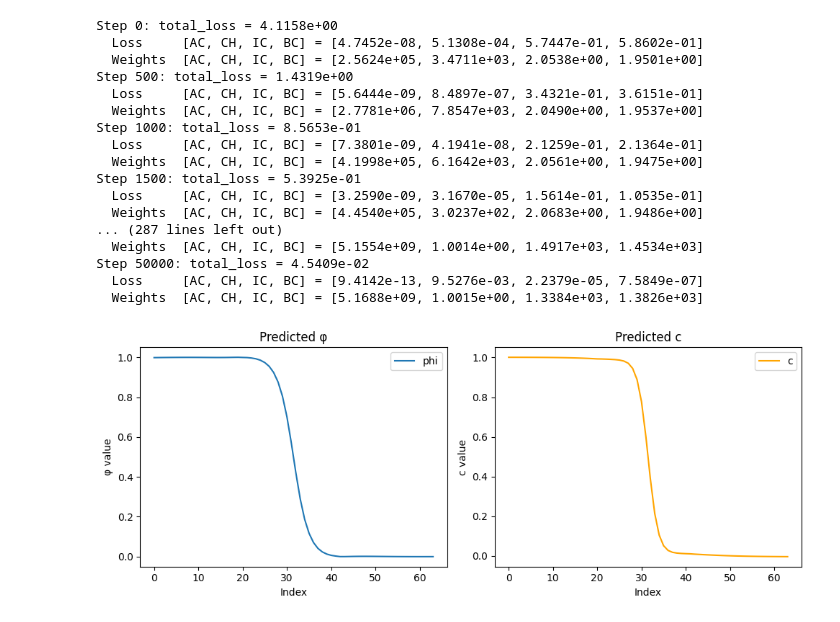
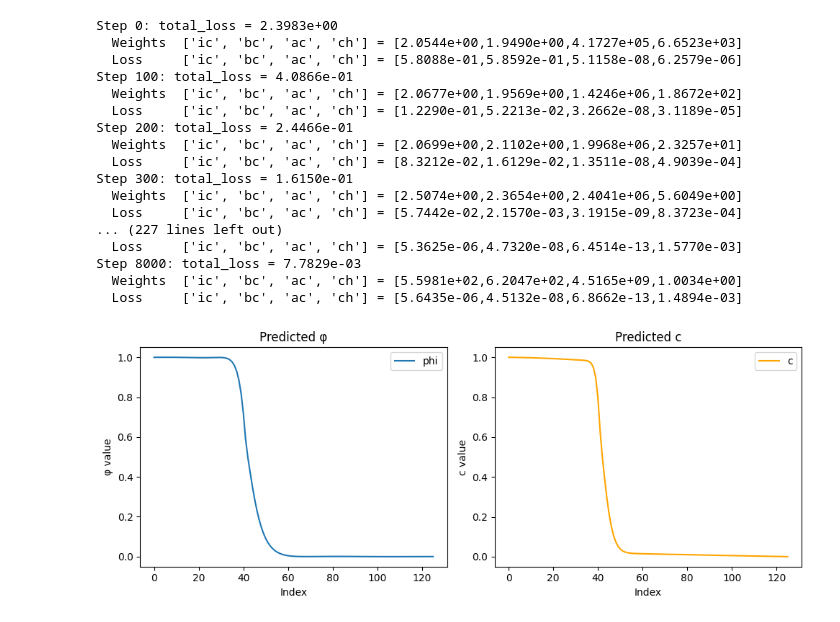
Before and after one commit to Fangkoukou/Jax-Implementation-of-PF-PINN, a Jupyter notebook: train.ipynb, the cells around one changed output. Drawn from its saved outputs; the diff is of its cells as text; code cells hidden in the pictures.

```diff
--- a/train.ipynb
+++ b/train.ipynb
@@ -46 +17,29 @@ class PINN(eqx.Module):
+# %%
+# initialize model:
+model = PINN(key=subkey, width=16, depth=4)
+
+# initialize the pde:
+alpha_phi = jnp.float64(9.62e-5)
+omega_phi = jnp.float64(1.663e7)
+A         = jnp.float64(5.35e7)
+M         = jnp.float64(8.5e-10) / (2 * A)
+L         = jnp.float64(1e-11)
+c_se       = jnp.float64(1.0)
+c_le       = jnp.float64(5100/1.43e5)
+pde = PDE(alpha_phi = alpha_phi, omega_phi = omega_phi, M = M, A = A, L = L, c_se = c_se, c_le = c_le)
+
+# initialize the derivative class:
+deriv = Derivative()
+
+# initialize the residual class:
+x_span = (-0.5, 0.5)
+x_coef = 1.0 * 1e4
+t_span = (0.0, 1.0)
+t_coef = 1.0 * 1e-5
+residual = Residual(x_coef, t_coef, pde, deriv)
+
+# initialize the sampler:
+sample_size = {"ic": 128, "bc": 64, "colloc_x": 32, "colloc_t": 32, "adapt": 512}
+subsample_size = {"ic": 32, "bc": 32, "colloc": 128, "adapt": 128}
+sampler = Sampler(x_span, t_span, sample_size, subsample_size, residual, noise=1.0)
 # %%
@@ -130,45 +143,45 @@ def train_step(carry, _):
 # %%
 # -- Run Training Loop --
-final_carry, loss_history = lax.scan(train_step,init,xs=None,length=s0 + 1)
+final_carry, loss_history = jax.lax.scan(train_step, init, xs=None, length=total_step + 1)
 # %% [output]
-Step 0: total_loss = 4.1158e+00
-  Loss     [AC, CH, IC, BC] = [4.7452e-08, 5.1308e-04, 5.7447e-01, 5.8602e-01]
-  Weights  [AC, CH, IC, BC] = [2.5624e+05, 3.4711e+03, 2.0538e+00, 1.9501e+00]
-Step 500: total_loss = 1.4319e+00
-  Loss     [AC, CH, IC, BC] = [5.6444e-09, 8.4897e-07, 3.4321e-01, 3.6151e-01]
-  Weights  [AC, CH, IC, BC] = [2.7781e+06, 7.8547e+03, 2.0490e+00, 1.9537e+00]
-Step 1000: total_loss = 8.5653e-01
-  Loss     [AC, CH, IC, BC] = [7.3801e-09, 4.1941e-08, 2.1259e-01, 2.1364e-01]
-  Weights  [AC, CH, IC, BC] = [4.1998e+05, 6.1642e+03, 2.0561e+00, 1.9475e+00]
-Step 1500: total_loss = 5.3925e-01
-  Loss     [AC, CH, IC, BC] = [3.2590e-09, 3.1670e-05, 1.5614e-01, 1.0535e-01]
-  Weights  [AC, CH, IC, BC] = [4.4540e+05, 3.0237e+02, 2.0683e+00, 1.9486e+00]
-... (287 lines left out)
-  Weights  [AC, CH, IC, BC] = [5.1554e+09, 1.0014e+00, 1.4917e+03, 1.4534e+03]
-Step 50000: total_loss = 4.5409e-02
-  Loss     [AC, CH, IC, BC] = [9.4142e-13, 9.5276e-03, 2.2379e-05, 7.5849e-07]
-  Weights  [AC, CH, IC, BC] = [5.1688e+09, 1.0015e+00, 1.3384e+03, 1.3826e+03]
+Step 0: total_loss = 2.3983e+00
+  Weights  ['ic', 'bc', 'ac', 'ch'] = [2.0544e+00,1.9490e+00,4.1727e+05,6.6523e+03]
+  Loss     ['ic', 'bc', 'ac', 'ch'] = [5.8088e-01,5.8592e-01,5.1158e-08,6.2579e-06]
+Step 100: total_loss = 4.0866e-01
+  Weights  ['ic', 'bc', 'ac', 'ch'] = [2.0677e+00,1.9569e+00,1.4246e+06,1.8672e+02]
+  Loss     ['ic', 'bc', 'ac', 'ch'] = [1.2290e-01,5.2213e-02,3.2662e-08,3.1189e-05]
+Step 200: total_loss = 2.4466e-01
+  Weights  ['ic', 'bc', 'ac', 'ch'] = [2.0699e+00,2.1102e+00,1.9968e+06,2.3257e+01]
+  Loss     ['ic', 'bc', 'ac', 'ch'] = [8.3212e-02,1.6129e-02,1.3511e-08,4.9039e-04]
+Step 300: total_loss = 1.6150e-01
+  Weights  ['ic', 'bc', 'ac', 'ch'] = [2.5074e+00,2.3654e+00,2.4041e+06,5.6049e+00]
+  Loss     ['ic', 'bc', 'ac', 'ch'] = [5.7442e-02,2.1570e-03,3.1915e-09,8.3723e-04]
+... (227 lines left out)
+  Loss     ['ic', 'bc', 'ac', 'ch'] = [5.3625e-06,4.7320e-08,6.4514e-13,1.5770e-03]
+Step 8000: total_loss = 7.7829e-03
+  Weights  ['ic', 'bc', 'ac', 'ch'] = [5.5981e+02,6.2047e+02,4.5165e+09,1.0034e+00]
+  Loss     ['ic', 'bc', 'ac', 'ch'] = [5.6435e-06,4.5132e-08,6.8662e-13,1.4894e-03]
 # %%
-_,_,_,_,_,params_final,_ = final_carry
-model_final = eqx.combine(params_final, static)
-phi_pred, c_pred  = model_final(x.ic, 0 * jnp.ones_like(x.ic))
+_, _, _, _, _, final_params, _, best_loss, best_params = final_carry
+model_final = eqx.combine(best_params, static)
+phi_pred, c_pred  = model_final(x["ic"], 0.5 * jnp.ones_like(x["ic"]))
 
 # Assuming phi_pred and c_pred are 1D arrays of same length
 fig, axes = plt.subplots(1, 2, figsize=(10, 4))
 
 axes[0].plot(phi_pred, label="phi")
 axes[0].set_title("Predicted φ")
 axes[0].set_xlabel("Index")
 axes[0].set_ylabel("φ value")
 axes[0].legend()
 
 axes[1].plot(c_pred, label="c", color="orange")
 axes[1].set_title("Predicted c")
 axes[1].set_xlabel("Index")
 axes[1].set_ylabel("c value")
 axes[1].legend()
 
 plt.tight_layout()
 plt.show()
 # %% [output]
-[figure, old version]
+[figure, new version]
```
Also changed, not shown: parts of 4 cells of this notebook, 9 other files.
